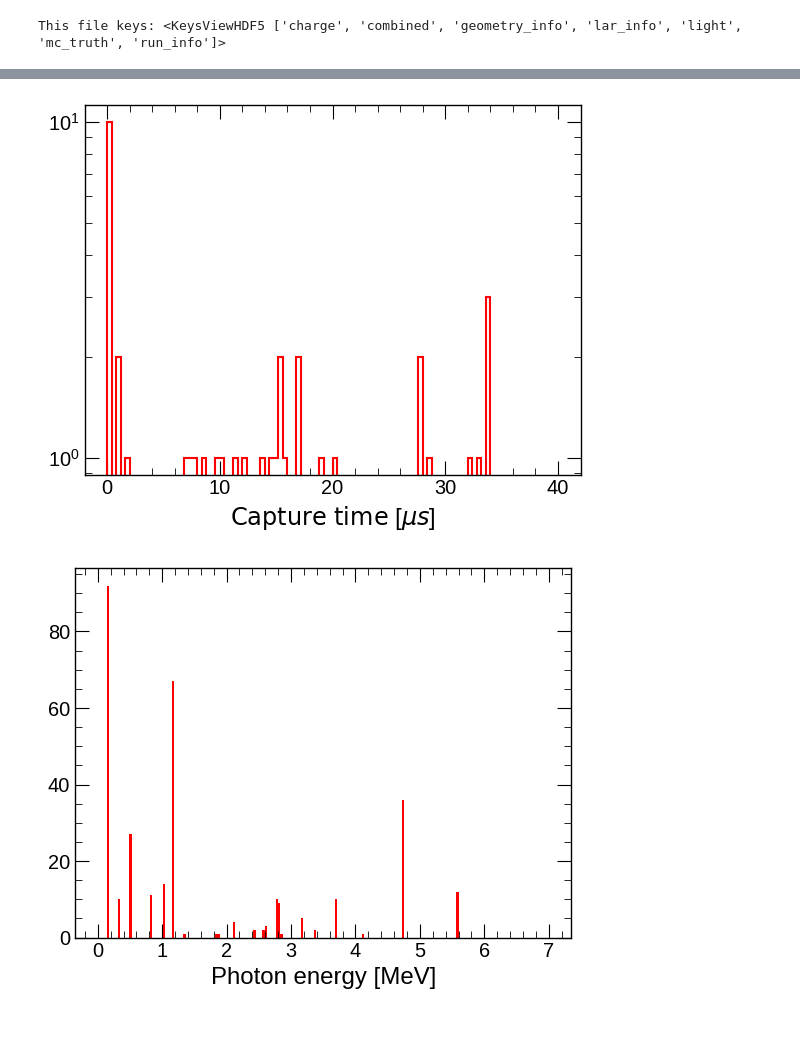
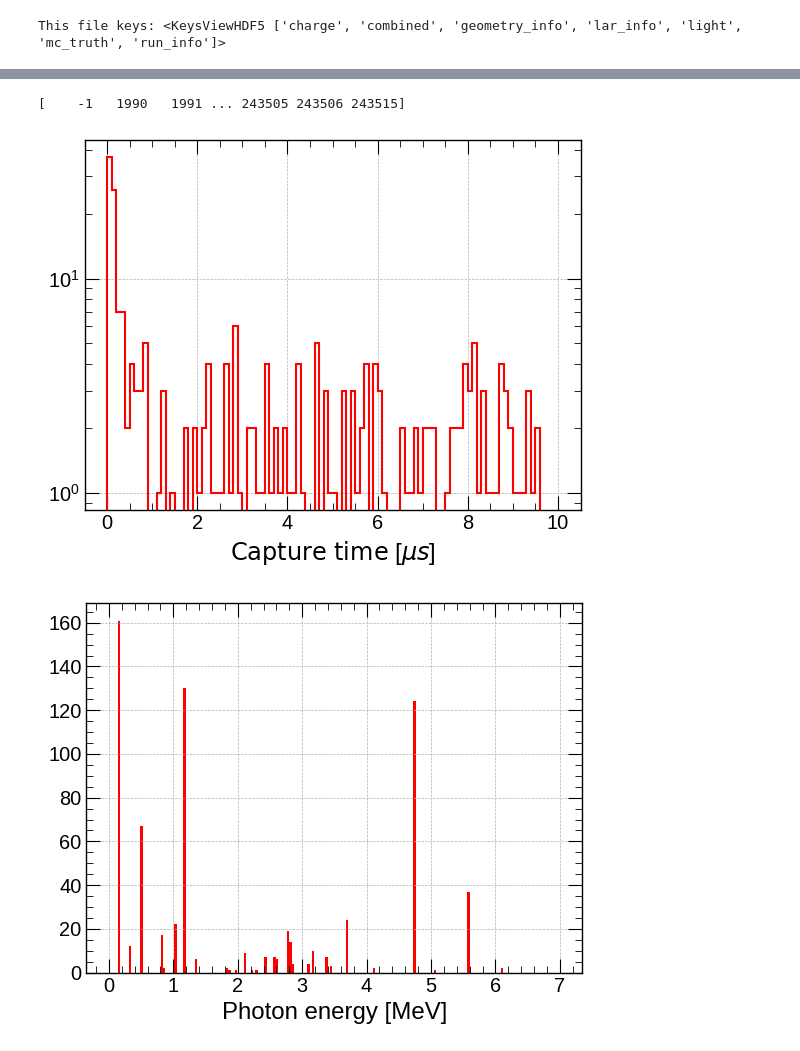
Before and after one commit to lmlepin9/2x2_neutron_sources, a Jupyter notebook: AmBe/simulations/AmBe_neutron_MC_studies_flow.ipynb, the cells around one changed output, grey strips where cells are left out. Drawn from its saved outputs; the diff is of its cells as text; code cells hidden in the pictures.

```diff
--- a/AmBe/simulations/AmBe_neutron_MC_studies_flow.ipynb
+++ b/AmBe/simulations/AmBe_neutron_MC_studies_flow.ipynb
@@ -15,6 +18,5 @@ plt.style.use('../../utils/dune.mplstyle')
 # %%
-#file='/pscratch/sd/l/lmlepin/grid_output/AmBe_top_mod2_test_03-19/FLOW/2x2_QGSP_BERT_HP_AmBe_1773933415_0_TIME_MOD.FLOW.hdf5'
-file='/global/cfs/cdirs/dune/users/lmlepin/2x2_neutron_prod/AmBe_Prod_V4/FLOW/2x2_MyQGSP_BERT_ArHP_AmBe_AmBe_Prod_V4_0.FLOW.hdf5'
+file='/global/cfs/cdirs/dune/users/lmlepin/2x2_neutron_prod/AmBe_top_mod2_PROD_03-21/FLOW/2x2_QGSP_BERT_HP_AmBe_1774119367_0_TIME_MOD.FLOW.hdf5'
 h5_file = h5py.File(file,'r')
 print(f"This file keys: {h5_file.keys()}")
 # %% [output]
@@ -32,3 +71,11 @@ Segments keys: ('event_id', 'vertex_id', 'segment_id', 'z_end', 'traj_id', 'file
+# %%
+list_seg_ids = []
+for ievt in range(len(charge_prompt_hits_bt)):
+    list_seg_ids.extend(np.unique(charge_prompt_hits_bt[ievt]['segment_ids']))
+
+print(np.unique(list_seg_ids))
+# %% [output]
+[    -1   1990   1991 ... 243505 243506 243515]
 # %%
 capture_times = []
 total_gamma_E = []
@@ -62,18 +109,20 @@ for ev in np.unique(trajectories['event_id']):
                                          (my_traj['start_process']==4) &
                                          (my_traj['start_subprocess']==131)]['E_start']))
 # %%
-plt.hist(capture_times,bins=100,range=(0.,40),histtype='step',color='red')
+plt.hist(capture_times,bins=100,range=(0.,10),histtype='step',color='red')
 plt.xlabel(r'$\text{Capture time}$ [$\mu s$]')
 plt.yscale('log')
+plt.grid()
 plt.show()
 # %% [output]
-[figure, old version]
+[figure, new version]
 # %%
 plt.hist(gamma_E,bins=200,range=(0.,7.),color='red')
 plt.xlabel('Photon energy [MeV]')
+plt.grid()
 plt.show()
 # %% [output]
-[figure, old version]
+[figure, new version]
 # %%
 plt.hist(total_gamma_E,bins=100,range=(0.,8.),color='red')
 plt.xlabel(r'$\sum(E_{\gamma})$ [MeV]')
```
Also changed, not shown: parts of 16 cells of this notebook.
